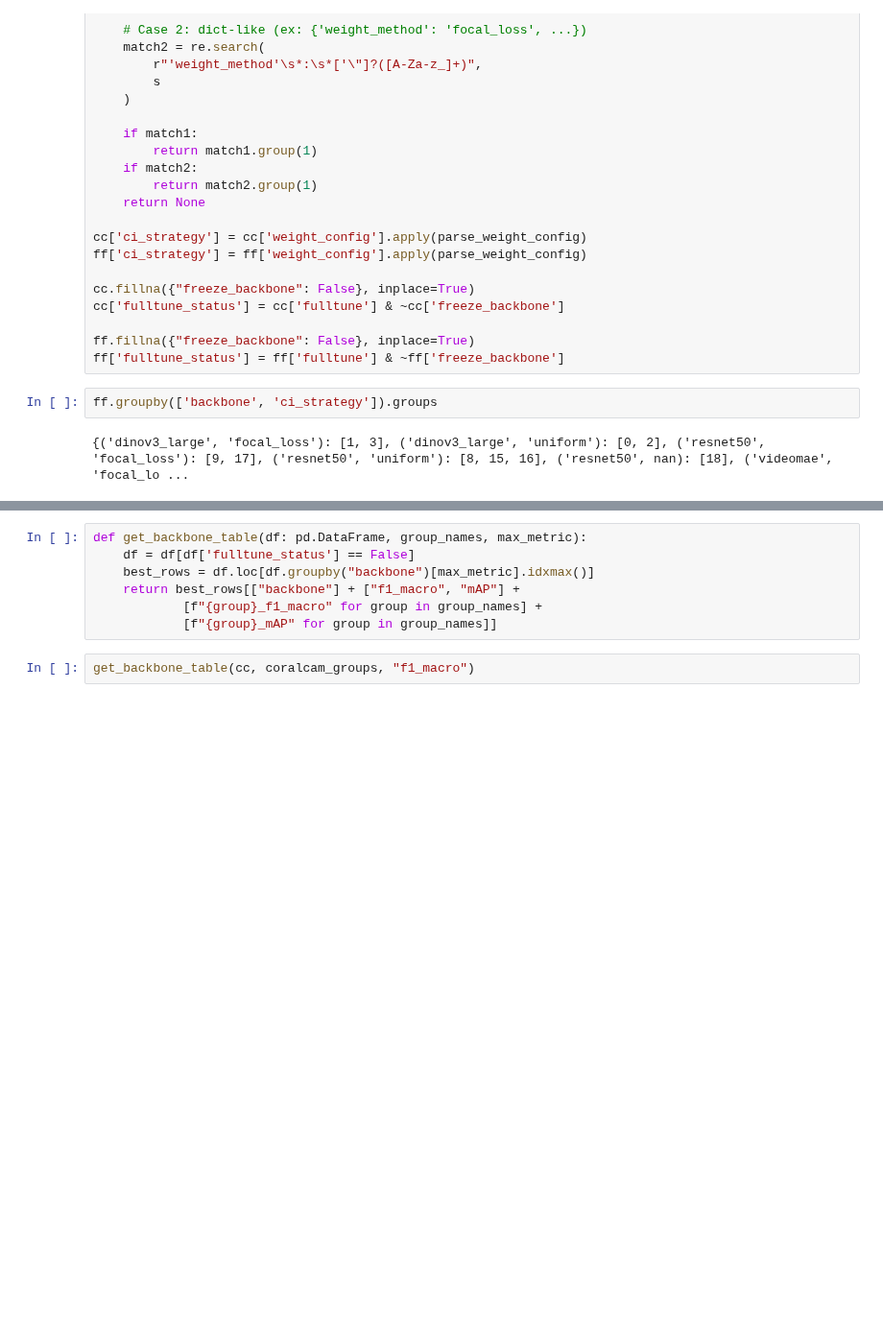
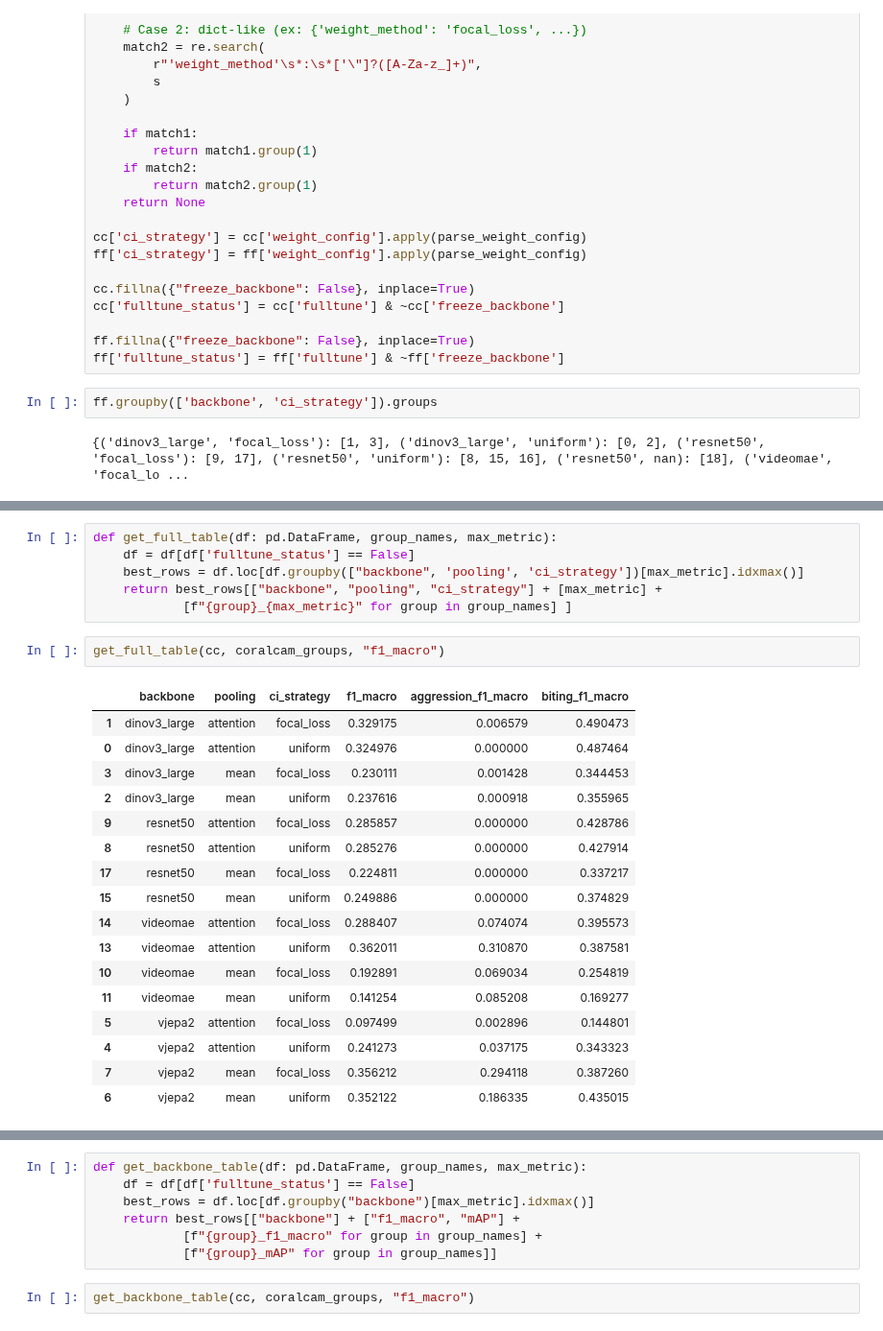
Before and after one commit to team-wildfin/wildfin-mini, a Jupyter notebook: analysis/fulltune.ipynb, the cells around one changed output, grey strips where cells are left out. Shown at 96% size. Saved outputs shown, nothing was run; the diff lists cells and outputs as text; blank space fills up the shorter version.

```diff
--- a/analysis/fulltune.ipynb
+++ b/analysis/fulltune.ipynb
@@ -67,0 +80,26 @@ ff.groupby(['backbone', 'ci_strategy']).groups
+# %%
+def get_full_table(df: pd.DataFrame, group_names, max_metric):
+    df = df[df['fulltune_status'] == False]
+    best_rows = df.loc[df.groupby(["backbone", 'pooling', 'ci_strategy'])[max_metric].idxmax()]
+    return best_rows[["backbone", "pooling", "ci_strategy"] + [max_metric] +
+            [f"{group}_{max_metric}" for group in group_names] ]
+# %%
+get_full_table(cc, coralcam_groups, "f1_macro")
+# %% [output]
+|  | backbone | pooling | ci_strategy | f1_macro | aggression_f1_macro | biting_f1_macro |
+| 1 | dinov3_large | attention | focal_loss | 0.329175 | 0.006579 | 0.490473 |
+| 0 | dinov3_large | attention | uniform | 0.324976 | 0.000000 | 0.487464 |
+| 3 | dinov3_large | mean | focal_loss | 0.230111 | 0.001428 | 0.344453 |
+| 2 | dinov3_large | mean | uniform | 0.237616 | 0.000918 | 0.355965 |
+| 9 | resnet50 | attention | focal_loss | 0.285857 | 0.000000 | 0.428786 |
+| 8 | resnet50 | attention | uniform | 0.285276 | 0.000000 | 0.427914 |
+| 17 | resnet50 | mean | focal_loss | 0.224811 | 0.000000 | 0.337217 |
+| 15 | resnet50 | mean | uniform | 0.249886 | 0.000000 | 0.374829 |
+| 14 | videomae | attention | focal_loss | 0.288407 | 0.074074 | 0.395573 |
+| 13 | videomae | attention | uniform | 0.362011 | 0.310870 | 0.387581 |
+| 10 | videomae | mean | focal_loss | 0.192891 | 0.069034 | 0.254819 |
+| 11 | videomae | mean | uniform | 0.141254 | 0.085208 | 0.169277 |
+| 5 | vjepa2 | attention | focal_loss | 0.097499 | 0.002896 | 0.144801 |
+| 4 | vjepa2 | attention | uniform | 0.241273 | 0.037175 | 0.343323 |
+| 7 | vjepa2 | mean | focal_loss | 0.356212 | 0.294118 | 0.387260 |
+| 6 | vjepa2 | mean | uniform | 0.352122 | 0.186335 | 0.435015 |
```
Also changed, not shown: parts of 4 cells of this notebook.
